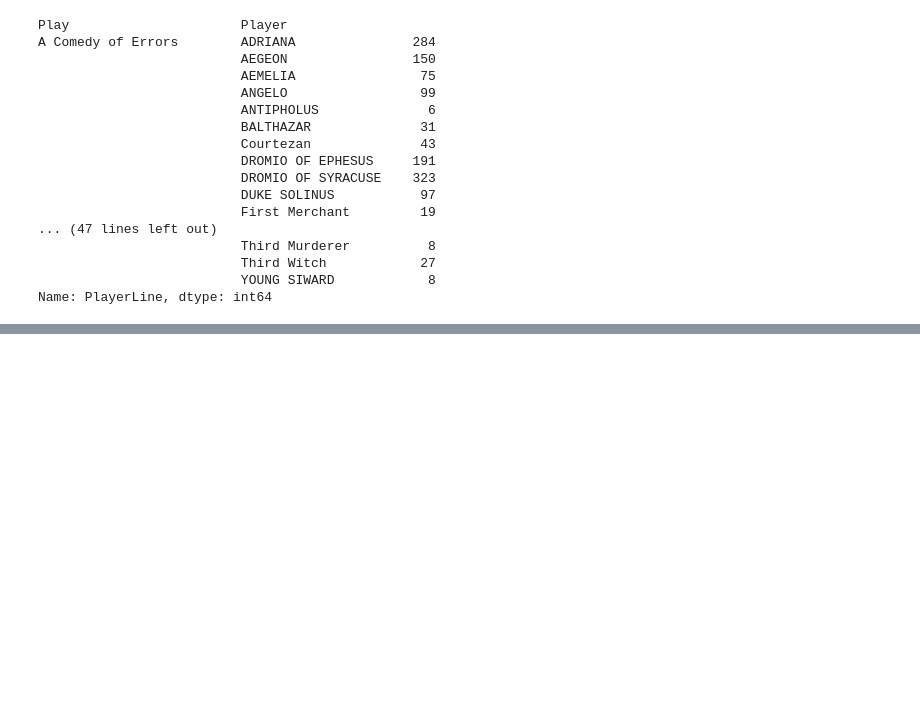
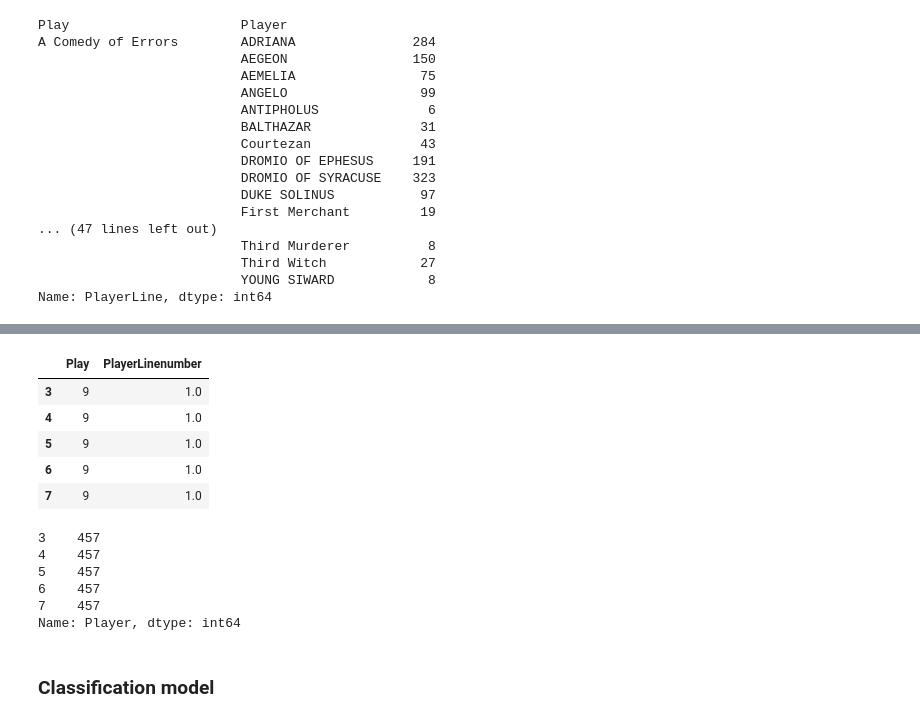
Before and after one commit to RuotingZheng/Shakespeare-plays, a Jupyter notebook: shakespeare.ipynb, the cells around one changed output, grey strips where cells are left out. Saved outputs shown, nothing was run; the diff lists cells and outputs as text; code cells hidden in the pictures; blank space fills up the shorter version.

```diff
--- a/shakespeare.ipynb
+++ b/shakespeare.ipynb
@@ -169,0 +194,3 @@ Name: PlayerLine, dtype: int64
+# %%
+data = df.loc[:,['Play','PlayerLinenumber']]
+#df.drop(['Dataline','ActSceneLine','PlayerLine'],axis=1,inplace=True)
@@ -169,0 +203,3 @@ Name: PlayerLine, dtype: int64
+# %%
+classmapping = {label:idx for idx, label in enumerate(np.unique(data["Play"]))}
+classmapping
@@ -169,0 +224,10 @@ Name: PlayerLine, dtype: int64
+# %%
+data["Play"] = data["Play"].map(classmapping)
+data.head()
+# %% [output]
+|  | Play | PlayerLinenumber |
+| 3 | 9 | 1.0 |
+| 4 | 9 | 1.0 |
+| 5 | 9 | 1.0 |
+| 6 | 9 | 1.0 |
+| 7 | 9 | 1.0 |
@@ -169,0 +238,11 @@ Name: PlayerLine, dtype: int64
+# %%
+target.head()
+# %% [output]
+3    457
+4    457
+5    457
+6    457
+7    457
+Name: Player, dtype: int64
+# %% [markdown]
+### Classification model
```
Also changed, not shown: parts of 30 cells of this notebook.
